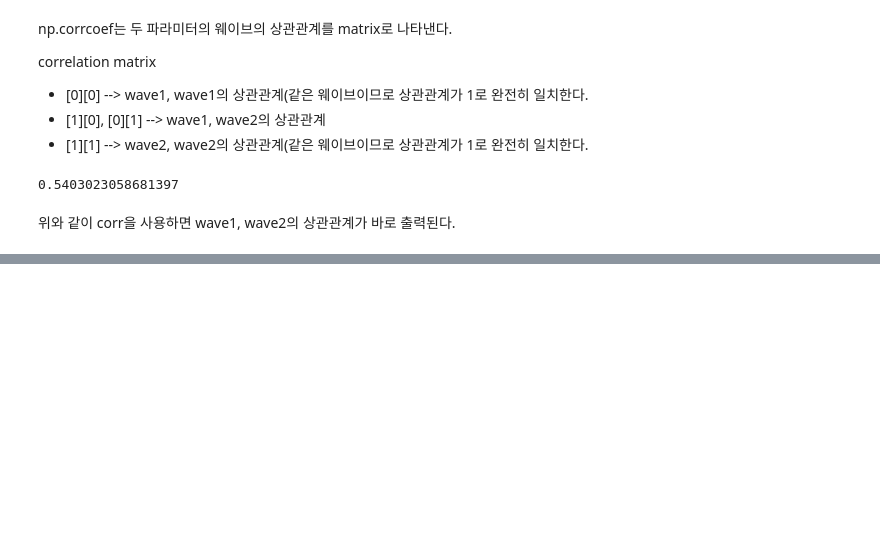
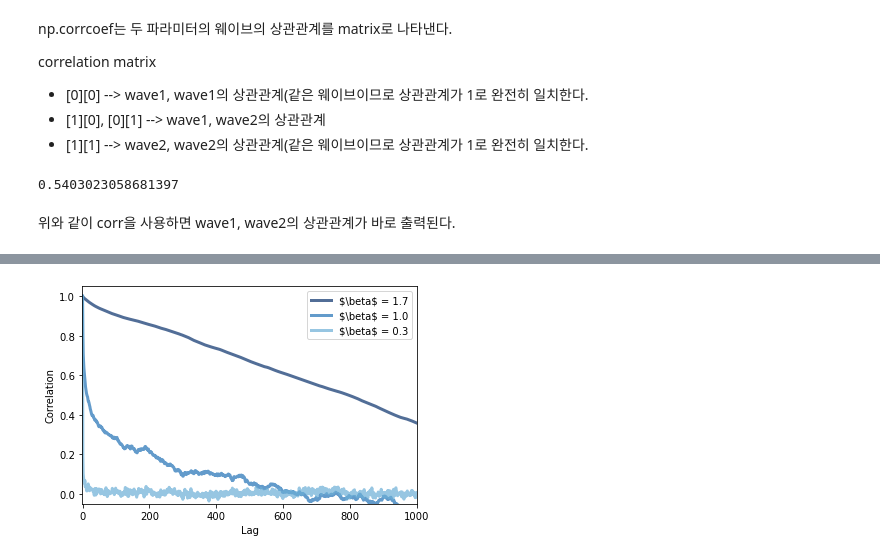
Before and after one commit to sunjungAn/DSP, a Jupyter notebook: chap05.Autocorrelation.ipynb, the cells around one changed output, grey strips where cells are left out. Drawn from its saved outputs; the diff is of its cells as text; code cells hidden in the pictures; blank space fills up the shorter version.

```diff
--- a/chap05.Autocorrelation.ipynb
+++ b/chap05.Autocorrelation.ipynb
@@ -52,0 +136,26 @@ wave1.corr(wave2)
+# %%
+def autocorr(wave):
+    lags = range(len(wave.ys)//2)
+    corrs = [serial_corr(wave,lag)for lag in lags]
+    return lags, corrs
+# %%
+def plot_pink_autocorr(beta, label):
+    signal = thinkdsp.PinkNoise(beta=beta)
+    wave = signal.make_wave(duration=1.0, framerate = 10000)
+    lags, corrs = autocorr(wave)
+    thinkplot.plot(lags, corrs, label=label)
+# %%
+np.random.seed(19)
+thinkplot.preplot(3)
+
+for beta in [1.7, 1.0, 0.3]:
+    label = r"$\beta\$ = %.1f" % beta
+    plot_pink_autocorr(beta, label)
+
+thinkplot.config(xlabel="Lag",
+                ylabel="Correlation",
+                xlim = [-1,1000],
+                ylim=[-0.05, 1.05],
+                legend = True)
+# %% [output]
+[figure, added]
```
Also changed, not shown: parts of 11 cells of this notebook.
